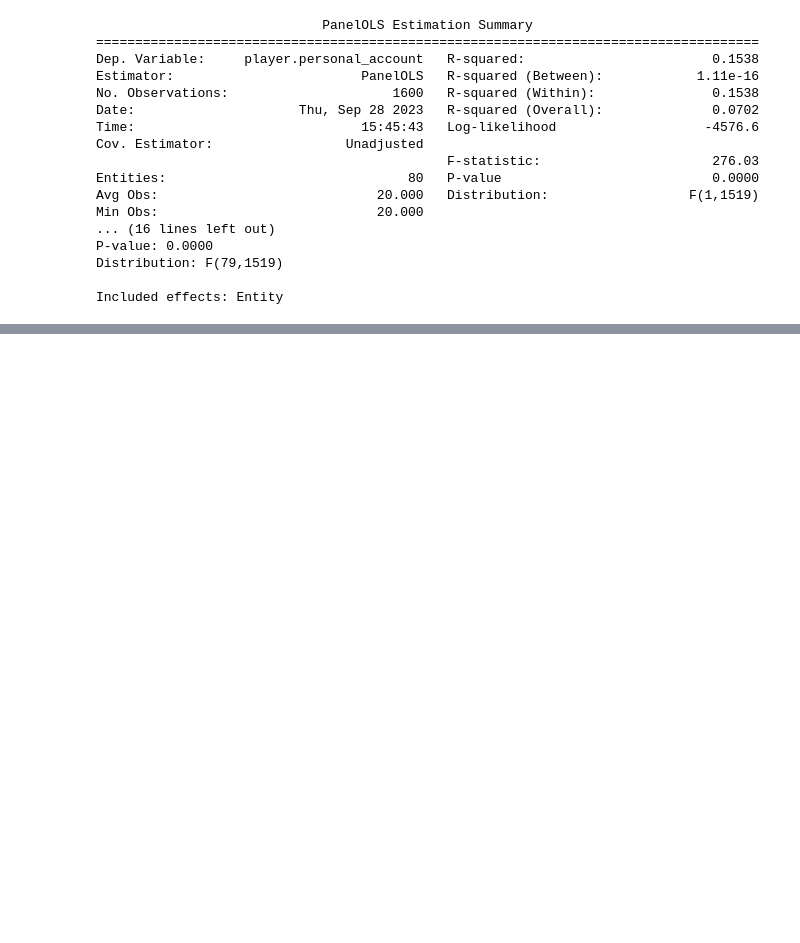
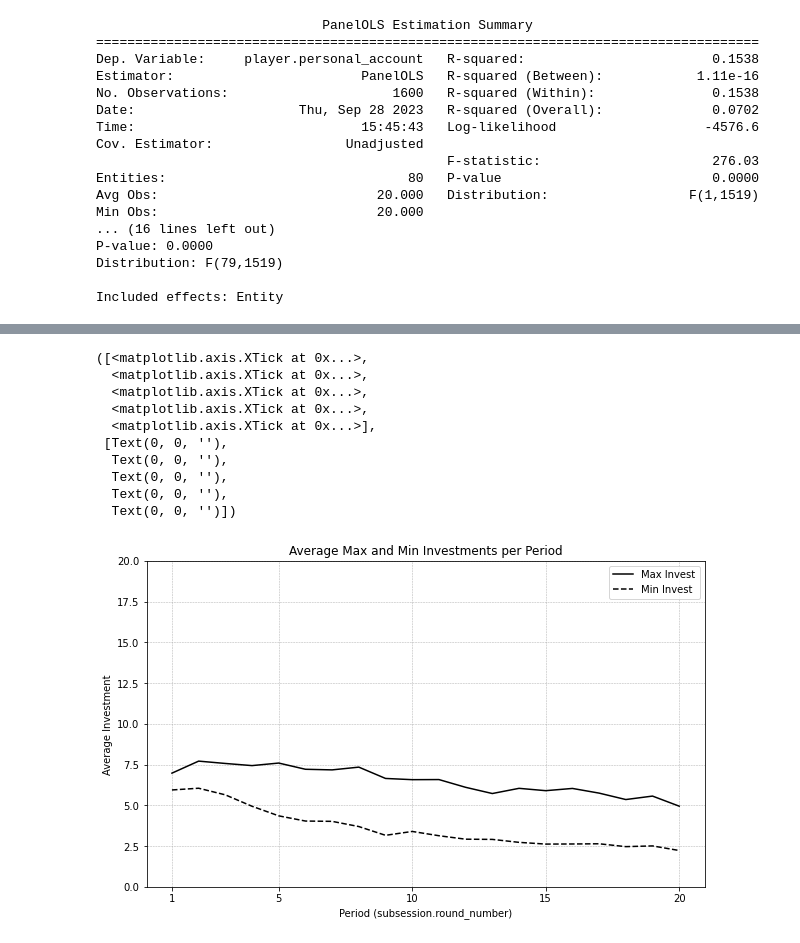
Before and after one commit to AaronSVMB/DA_4_MGPGG, a Jupyter notebook: src/Analysis/zAnalysis.ipynb, the cells around one changed output, grey strips where cells are left out. Cells and saved outputs as stored; diff of their text form; code cells hidden in the pictures; blank space fills up the shorter version.

```diff
--- a/src/Analysis/zAnalysis.ipynb
+++ b/src/Analysis/zAnalysis.ipynb
@@ -377,0 +628,5 @@ Included effects: Entity
+# %%
+mgpggdf['player.min_invest'] = np.where(mgpggdf['player.blue_group_investment'] < mgpggdf['player.green_group_investment'],
+                                        mgpggdf['player.blue_group_investment'],
+                                        mgpggdf['player.green_group_investment'])
+mgpggdf['player.min_invest']
@@ -377,0 +646,12 @@ Included effects: Entity
+# %%
+mgpggdf['min_invest_group'] = np.where(
+    mgpggdf['player.blue_group_investment'] > mgpggdf['player.green_group_investment'],
+    'green',
+    'blue'
+)
+# %%
+mgpggdf['group_min_invest'] = np.where(
+    mgpggdf['min_invest_group'] == 'blue',
+    mgpggdf['player.blue_group_total_investment'],
+    mgpggdf['player.green_group_total_investment']
+)
@@ -377,0 +674,32 @@ Included effects: Entity
+# %%
+combined_avg_min = mgpggdf[mgpggdf['pgg_treatment_applied'].isin(['shared', 'split'])].groupby('subsession.round_number')['player.min_invest'].mean()
+
+# Average for shared only
+shared_avg_min = mgpggdf[mgpggdf['pgg_treatment_applied'] == 'shared'].groupby('subsession.round_number')['player.min_invest'].mean()
+
+# Average for split only
+split_avg_min = mgpggdf[mgpggdf['pgg_treatment_applied'] == 'split'].groupby('subsession.round_number')['player.min_invest'].mean()
+# %%
+plt.figure(figsize=(10, 6))
+plt.plot(combined_avg_max, label='Max Invest', color='black', linestyle='-')
+plt.plot(combined_avg_min, label='Min Invest', color='black', linestyle='--')
+plt.title('Average Max and Min Investments per Period')
+plt.xlabel('Period (subsession.round_number)')
+plt.ylabel('Average Investment')
+plt.legend()
+plt.grid(True, which='both', linestyle='--', linewidth=0.5)
+plt.ylim(0,20)
+# Adjust x-axis to show only whole numbers
+plt.xticks([1, 5, 10, 15, 20])
+# %% [output]
+([<matplotlib.axis.XTick at 0x...>,
+  <matplotlib.axis.XTick at 0x...>,
+  <matplotlib.axis.XTick at 0x...>,
+  <matplotlib.axis.XTick at 0x...>,
+  <matplotlib.axis.XTick at 0x...>],
+ [Text(0, 0, ''),
+  Text(0, 0, ''),
+  Text(0, 0, ''),
+  Text(0, 0, ''),
+  Text(0, 0, '')])
+[figure, added]
```
Also changed, not shown: parts of 34 cells of this notebook, 11 other files.
